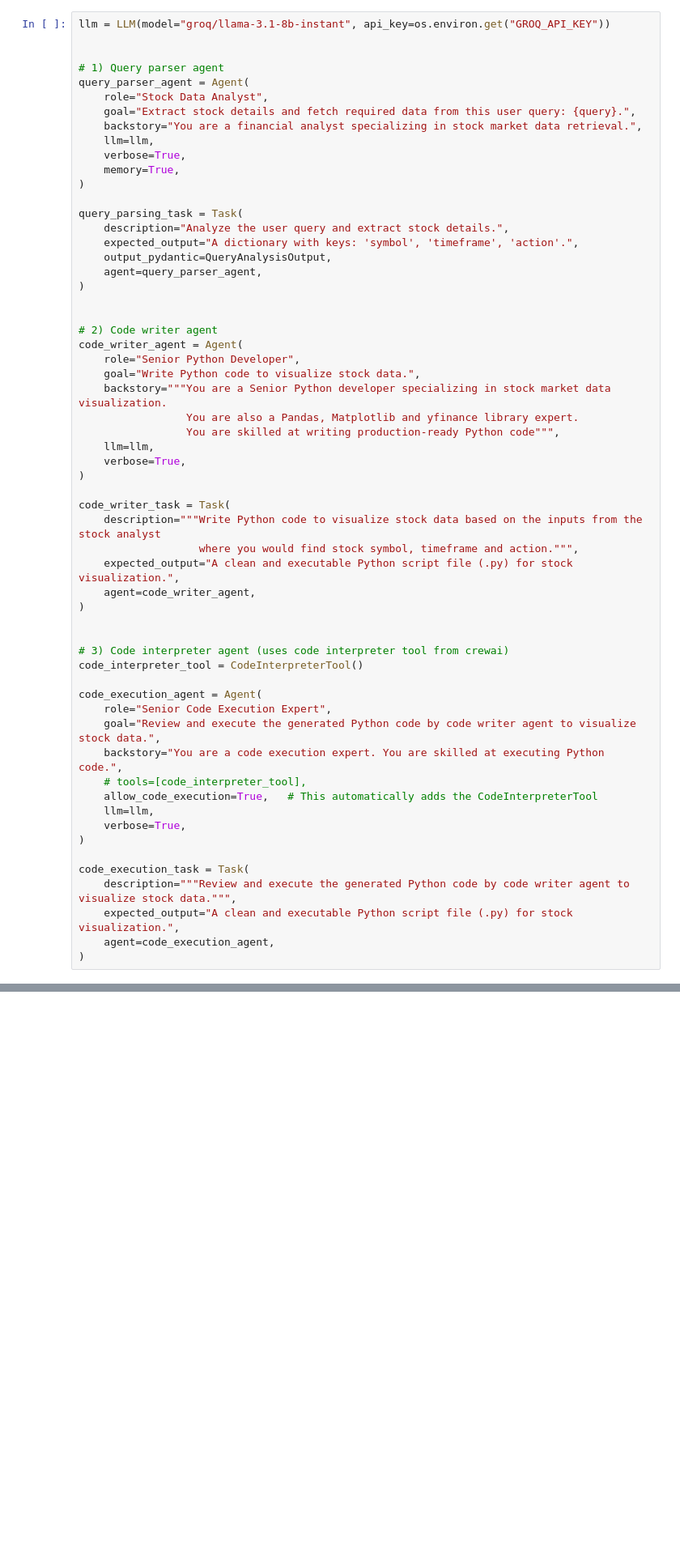
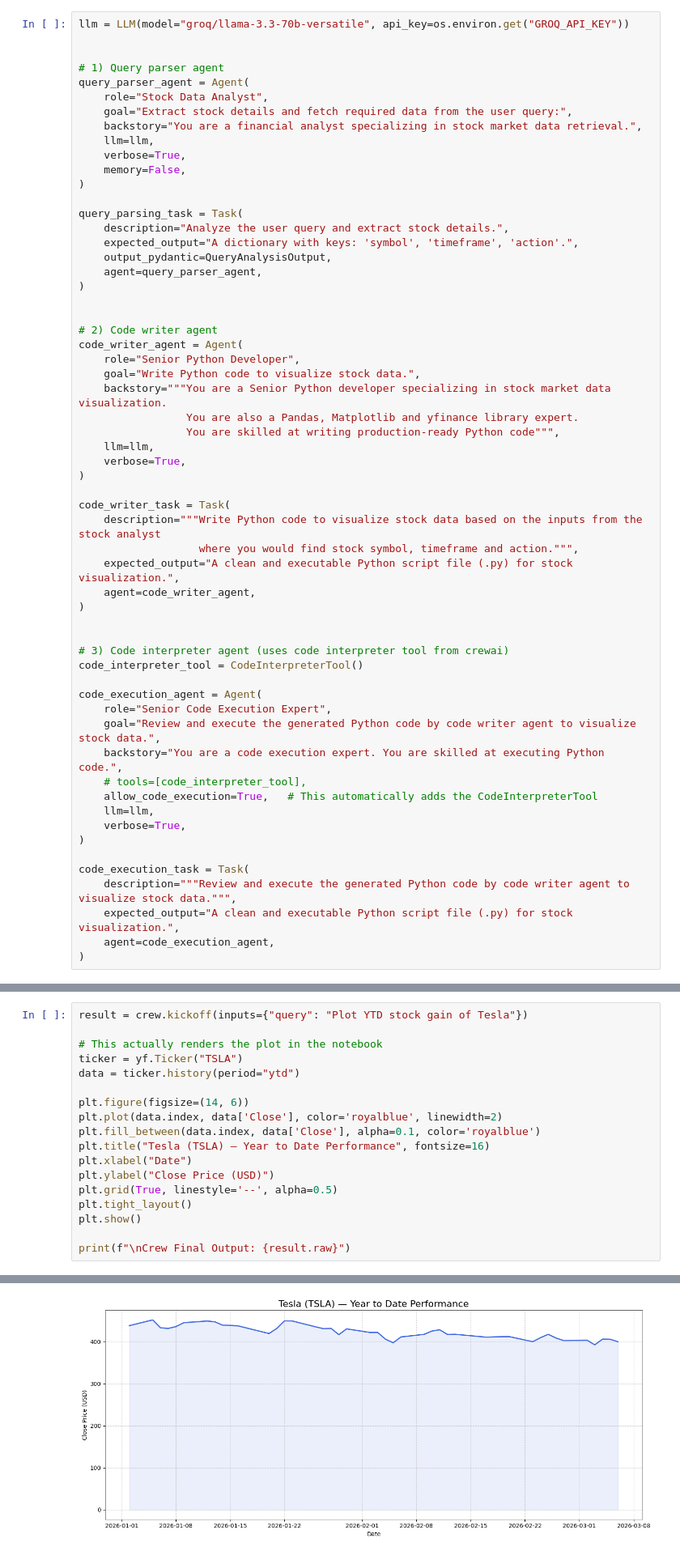
Before and after one commit to Priyankasaha20/Financial_Analyst, a Jupyter notebook: analyst.ipynb, the cells around one changed output, grey strips where cells are left out. Shown at 81% size. Saved outputs shown, nothing was run; the diff lists cells and outputs as text; blank space fills up the shorter version.

```diff
--- a/analyst.ipynb
+++ b/analyst.ipynb
@@ -26,17 +26,17 @@ class QueryAnalysisOutput(BaseModel):
     timeframe: str = Field(..., description="Time period (e.g., '1d', '1mo', '1y').")
     action: str = Field(..., description="Action to be performed (e.g., 'fetch', 'plot').")
 # %%
-llm = LLM(model="groq/llama-3.1-8b-instant", api_key=os.environ.get("GROQ_API_KEY"))
+llm = LLM(model="groq/llama-3.3-70b-versatile", api_key=os.environ.get("GROQ_API_KEY"))
 
 
 # 1) Query parser agent
 query_parser_agent = Agent(
     role="Stock Data Analyst",
-    goal="Extract stock details and fetch required data from this user query: {query}.",
+    goal="Extract stock details and fetch required data from the user query:",
     backstory="You are a financial analyst specializing in stock market data retrieval.",
     llm=llm,
     verbose=True,
-    memory=True,
+    memory=False,
 )
 
 query_parsing_task = Task(
@@ -196,0 +174,19 @@ if __name__ == "__main__":
+# %%
+result = crew.kickoff(inputs={"query": "Plot YTD stock gain of Tesla"})
+
+# This actually renders the plot in the notebook
+ticker = yf.Ticker("TSLA")
+data = ticker.history(period="ytd")
+
+plt.figure(figsize=(14, 6))
+plt.plot(data.index, data['Close'], color='royalblue', linewidth=2)
+plt.fill_between(data.index, data['Close'], alpha=0.1, color='royalblue')
+plt.title("Tesla (TSLA) — Year to Date Performance", fontsize=16)
+plt.xlabel("Date")
+plt.ylabel("Close Price (USD)")
+plt.grid(True, linestyle='--', alpha=0.5)
+plt.tight_layout()
+plt.show()
+
+print(f"\nCrew Final Output: {result.raw}")
+# %% [output]
@@ -196,0 +263 @@ if __name__ == "__main__":
+[figure, added]
```
Also changed, not shown: parts of 2 cells of this notebook, 2 other files.
